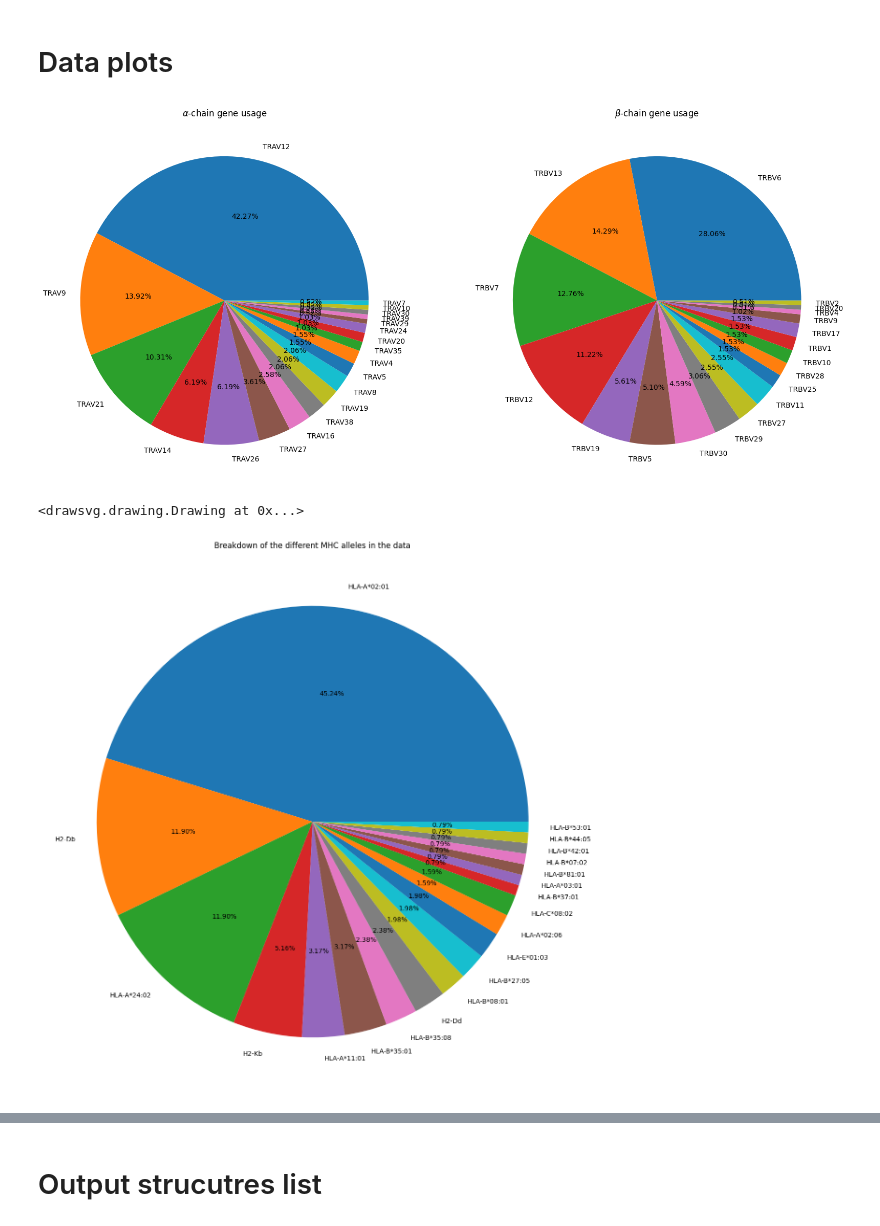
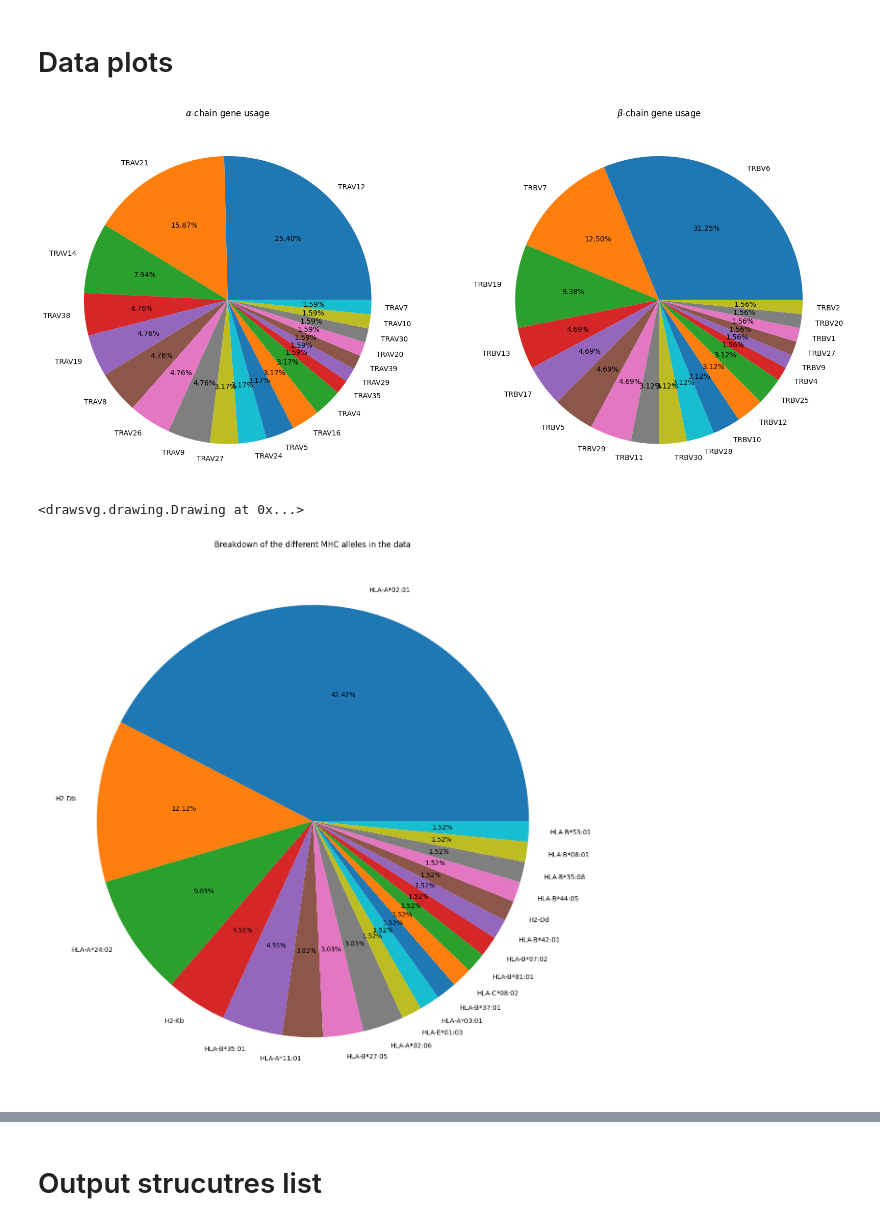
Before and after one commit to benjiemc/tcr-pmhc-interface-analysis, a Jupyter notebook: notebooks/Summary_of_apo_holo_data.ipynb, the cells around one changed output, grey strips where cells are left out. Cells and saved outputs as stored; diff of their text form; code cells hidden in the pictures.

Commit message:
Normalize data summary plots

```diff
--- a/notebooks/Summary_of_apo_holo_data.ipynb
+++ b/notebooks/Summary_of_apo_holo_data.ipynb
@@ -127,18 +127,21 @@ apo_holo_summary = apo_holo_summary.merge(stcrdab_summary,
                                           how='left',
                                           left_on=['pdb_id', 'alpha_chain', 'beta_chain'],
                                           right_on=['pdb', 'Achain', 'Bchain'])
+# %%
+apo_holo_summary_non_redundant_tcrs = apo_holo_summary.drop_duplicates('cdr_sequences_collated')
+apo_holo_summary_non_redundant_pmhcs = apo_holo_summary.drop_duplicates(['mhc_slug', 'peptide_sequence'])
 # %%
 fig, axes = plt.subplots(ncols=2, figsize=(20, 20))
 
-apo_holo_summary['alpha_subgroup'].dropna().value_counts().plot.pie(title=r'$\alpha$-chain gene usage',
-                                                                    autopct='%1.2f%%',
-                                                                    ax=axes[0])
-apo_holo_summary['beta_subgroup'].dropna().value_counts().plot.pie(title=r'$\beta$-chain gene usage',
-                                                                   autopct='%1.2f%%',
-                                                                   ax=axes[1])
+apo_holo_summary_non_redundant_tcrs['alpha_subgroup'].dropna().value_counts().plot.pie(title=r'$\alpha$-chain gene usage',
+                                                                                  autopct='%1.2f%%',
+                                                                                  ax=axes[0])
+apo_holo_summary_non_redundant_tcrs['beta_subgroup'].dropna().value_counts().plot.pie(title=r'$\beta$-chain gene usage',
+                                                                                 autopct='%1.2f%%',
+                                                                                 ax=axes[1])
 
 for ax in axes:
     ax.set_ylabel('')
 # %% [output]
-[figure, old version]
+[figure, new version]
 # %%
@@ -170,13 +183,15 @@ fig.show()
 # %% [output]
 <drawsvg.drawing.Drawing at 0x...>
 # %%
-apo_holo_summary['mhc_slug'].dropna().map(mhc_slug_to_code).value_counts().plot.pie(figsize=(15, 15),
-                                                                                    autopct='%1.2f%%')
+(apo_holo_summary_non_redundant_pmhcs['mhc_slug'].dropna()
+                                                 .map(mhc_slug_to_code)
+                                                 .value_counts()
+                                                 .plot.pie(figsize=(15, 15), autopct='%1.2f%%'))
 plt.title('Breakdown of the different MHC alleles in the data')
 plt.ylabel('')
 
 plt.savefig('../report/figures/mhc_allele_usage.svg')
 plt.show()
 # %% [output]
-[figure, old version]
+[figure, new version]
 # %%
```
Also changed, not shown: parts of 10 cells of this notebook.
